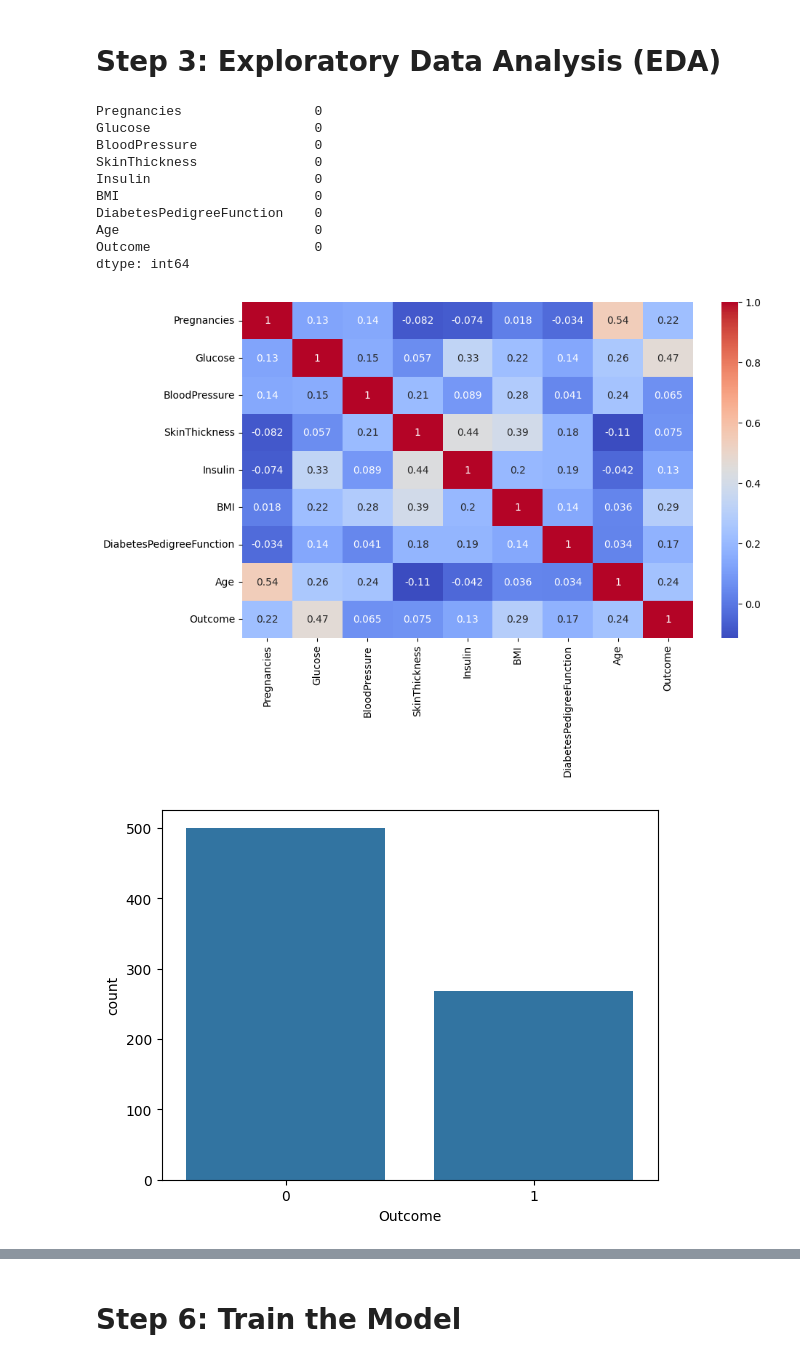
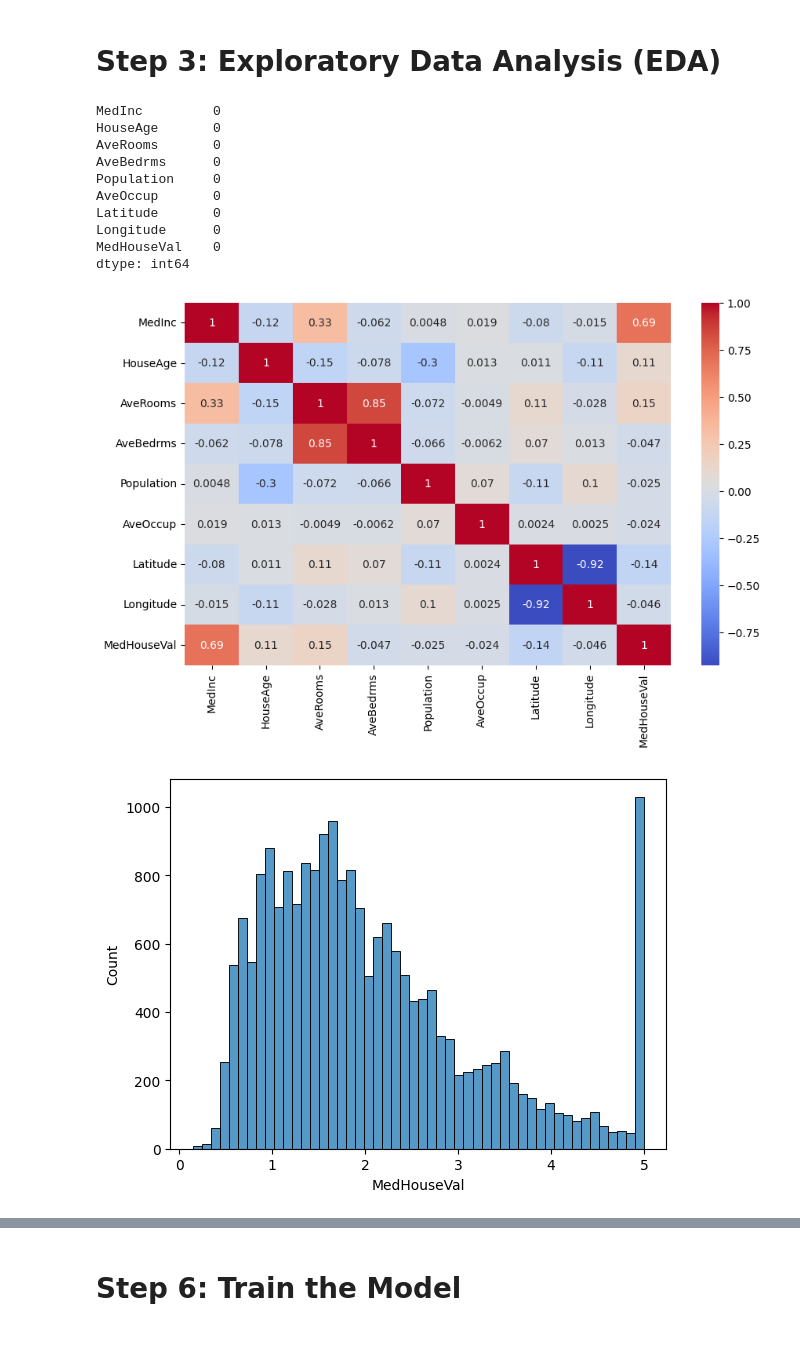
Before and after one commit to umair594/100-Prediction-Models-, a Jupyter notebook: Diabetes_Prediction_Using_Random_Forest_13.ipynb, the cells around one changed output, grey strips where cells are left out. Saved outputs shown, nothing was run; the diff lists cells and outputs as text; code cells hidden in the pictures.

```diff
--- a/Diabetes_Prediction_Using_Random_Forest_13.ipynb
+++ b/Diabetes_Prediction_Using_Random_Forest_13.ipynb
@@ -158,0 +70,9 @@ Outcome is the target (0 = No diabetes, 1 = Diabetes).
+# %%
+from sklearn.datasets import fetch_california_housing
+
+data = fetch_california_housing(as_frame=True)
+df = data.frame
+X = df.drop('MedHouseVal', axis=1)
+y = df['MedHouseVal']
+
+print(df.head())
@@ -159,29 +97,27 @@ Outcome is the target (0 = No diabetes, 1 = Diabetes).
 # %% [markdown]
 # **Step 3: Exploratory Data Analysis (EDA)**
-# %%
-# Check missing values
-print(df.isnull().sum())
-# %% [output]
-Pregnancies                 0
-Glucose                     0
-BloodPressure               0
-SkinThickness               0
-Insulin                     0
-BMI                         0
-DiabetesPedigreeFunction    0
-Age                         0
-Outcome                     0
-dtype: int64
 # %%
-# Correlation heatmap
+# Check missing values
+print(df.isnull().sum())
+
+# Visualize correlations
 plt.figure(figsize=(10,6))
 sns.heatmap(df.corr(), annot=True, cmap='coolwarm')
 plt.show()
+
+# Distribution of target variable
+sns.histplot(y, bins=50)
+plt.show()
 # %% [output]
+MedInc         0
+HouseAge       0
+AveRooms       0
+AveBedrms      0
+Population     0
+AveOccup       0
+Latitude       0
+Longitude      0
+MedHouseVal    0
+dtype: int64
-[figure, old version]
+[figure, new version]
+[figure, added]
-# %%
-# Outcome distribution
-sns.countplot(x='Outcome', data=df)
-plt.show()
-# %% [output]
-[figure, removed]
```
Also changed, not shown: parts of 43 cells of this notebook.
